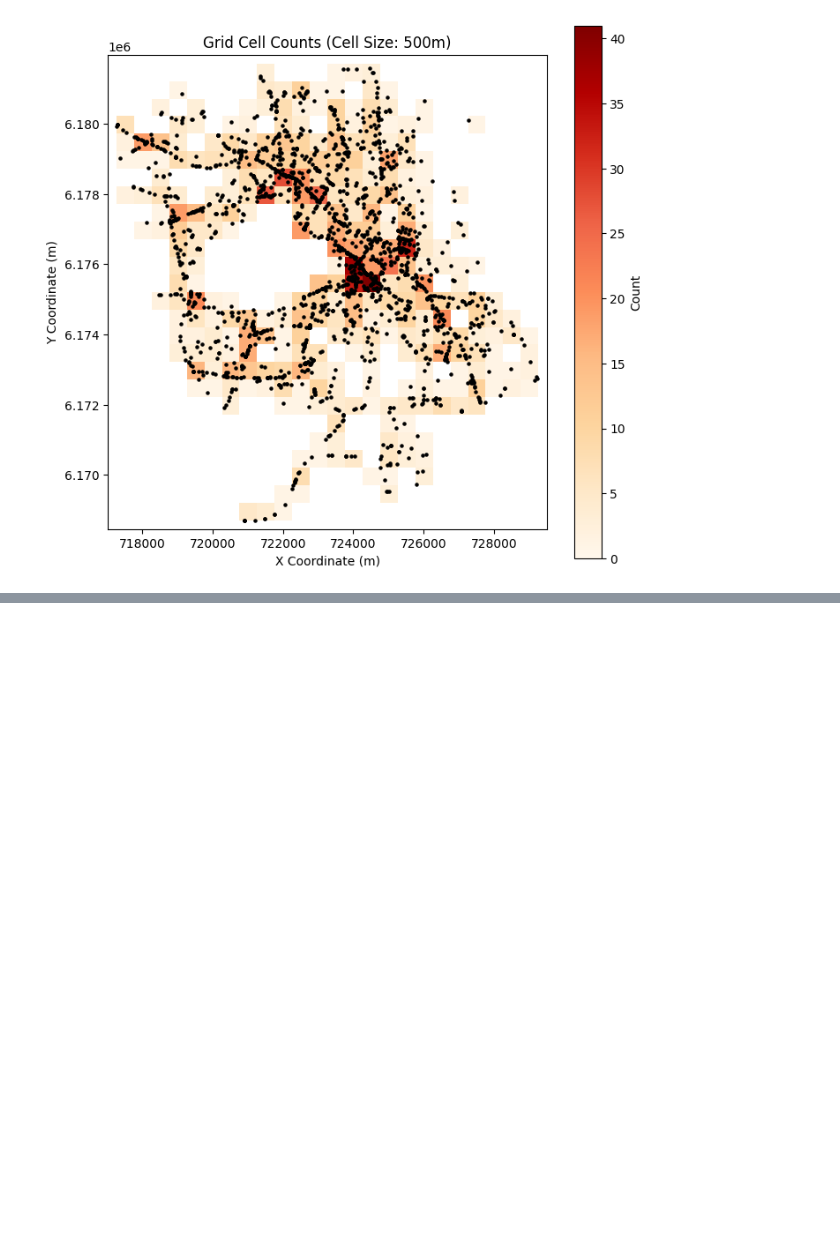
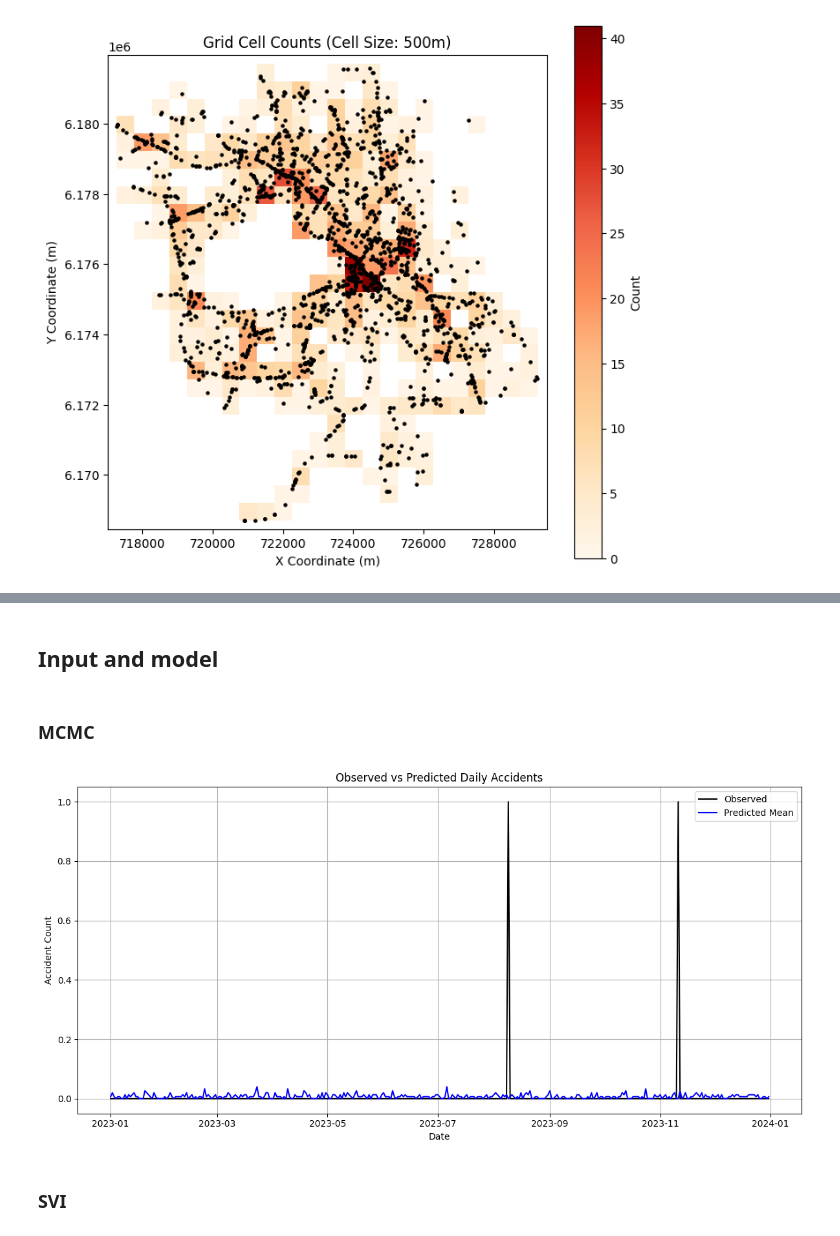
Before and after one commit to MadSoeDK/MBML-traffic-accidents, a Jupyter notebook: Mads/accident-modelling.ipynb, the cells around one changed output, grey strips where cells are left out. Cells and saved outputs as stored; diff of their text form; code cells hidden in the pictures; blank space fills up the shorter version.

```diff
--- a/Mads/Data processing.ipynb
+++ b/Mads/accident-modelling.ipynb
@@ -105,6 +108,6 @@ df = pd.DataFrame(index=idx)
 # %%
 # put the counts in and turn NaN → 0
-df = df.join(df_acc_centers['acc_count']).fillna({'acc_count': 0}).astype({'acc_count': int})
+df_hourly = df_hourly.join(df_acc_centers['acc_count']).fillna({'acc_count': 0}).astype({'acc_count': int})
 # %%
 def plot_grid_counts(cell_centers, accidents=None):
     """
@@ -251,0 +217,13 @@ def bernoulli_model(presence, num_cells):
+# %% [markdown]
+## Input and model
+# %%
+cell_map = {c: i for i, c in enumerate(unique_cells)} # map cells to integers from 0...len(unique_cells)-1
+
+# Input tensors
+cell_idx_tensor = torch.tensor(
+    df.index.get_level_values("cell_id").map(cell_map).to_numpy(), dtype=torch.long
+)
+day_idx_tensor = torch.tensor(
+    df.index.get_level_values("datetime").day_of_year.to_numpy(), dtype=torch.long
+)
+y_obs_tensor = torch.tensor(df["acc_count"].values, dtype=torch.long)
@@ -252 +250,39 @@ def bernoulli_model(presence, num_cells):
+# %% [markdown]
+### MCMC
+# %%
+# --- MCMC Inference ---
+nuts_kernel = NUTS(poisson_daily_model)
+mcmc = MCMC(nuts_kernel, num_samples=150, warmup_steps=50)
+mcmc.run(cell_idx_tensor, day_idx_tensor, y=y_obs_tensor)
+
+posterior_samples = mcmc.get_samples()
+predictive = Predictive(
+    poisson_daily_model,
+    posterior_samples=posterior_samples,
+    return_sites=["obs"]
+)
+mcmc_samples = predictive(cell_idx=cell_idx_tensor, day_idx=day_idx_tensor, y=None)["obs"]
+# %%
+sample_cell_id = (717514.445, 6177963.565)  # pick one cell
+mask = df.index.get_level_values("cell_id") == sample_cell_id
+
+dates = df.index.get_level_values("datetime")[mask]
+observed = y_obs_tensor[mask].numpy()
+y_pred_samples_cell = mcmc_samples[:, mask].mean(0)  # shape: [num_samples, N_days_cell]
+
+# Plot
+plt.figure(figsize=(12, 6))
+plt.plot(dates, observed, label="Observed", color='black')
+plt.plot(dates, y_pred_samples_cell, label="Predicted Mean", color='blue')
+plt.title("Observed vs Predicted Daily Accidents")
+plt.xlabel("Date")
+plt.ylabel("Accident Count")
+plt.grid(True)
+plt.legend()
+plt.tight_layout()
+plt.show()
+# %% [output]
+[figure, added]
+# %% [markdown]
+### SVI
 # %%
```
Also changed, not shown: parts of 13 cells of this notebook.
